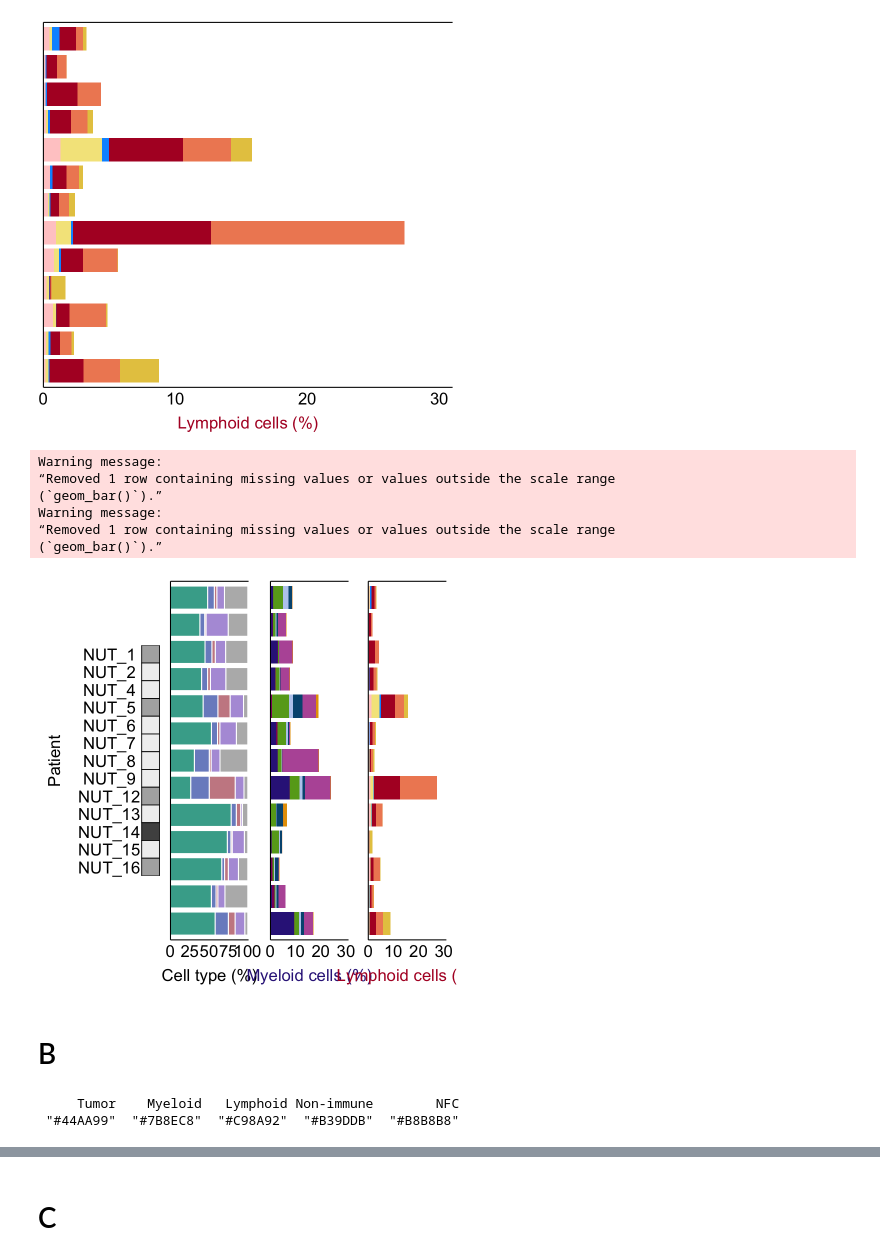
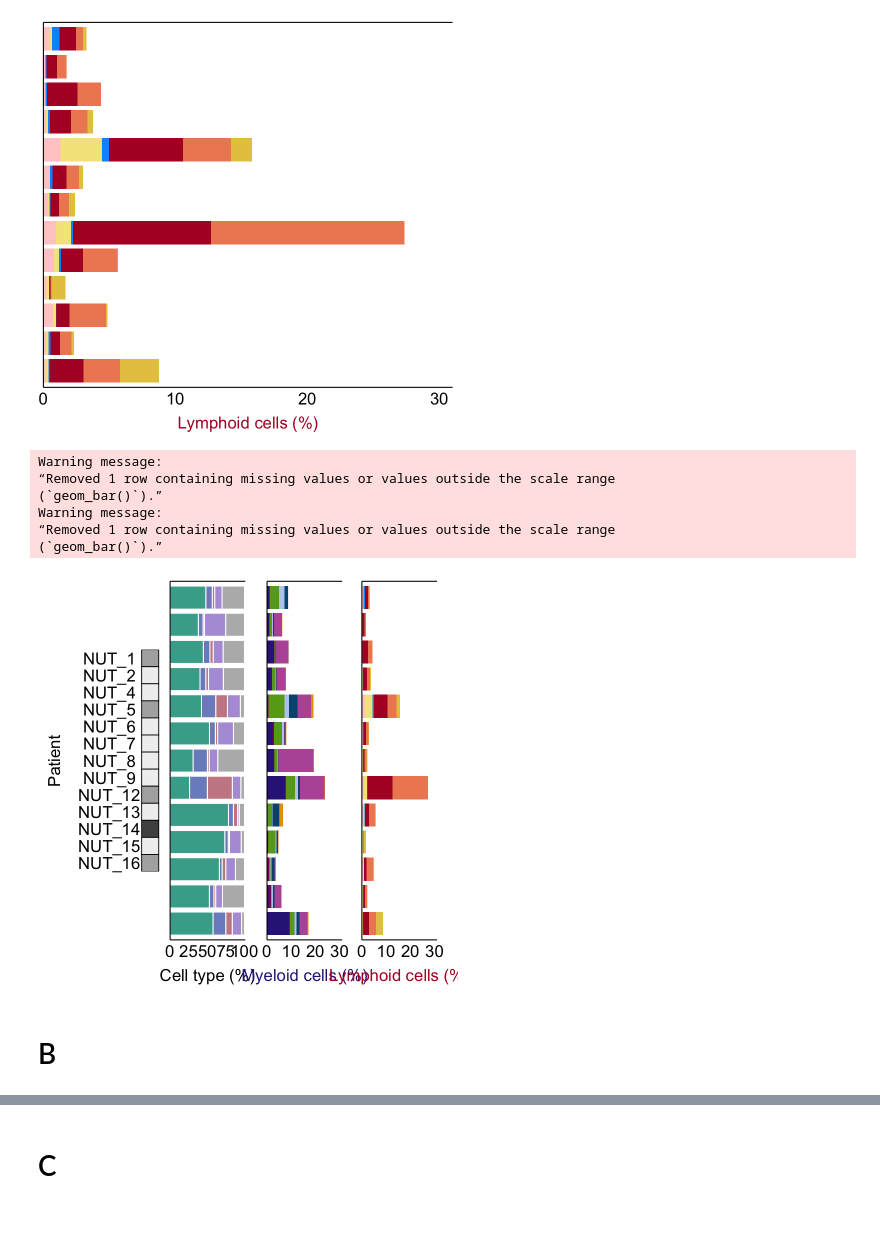
Before and after one commit to SchapiroLabor/NUT_spatial, a Jupyter notebook: figures/figure_3_R.ipynb, the cells around one changed output, grey strips where cells are left out. Saved outputs shown, nothing was run; the diff lists cells and outputs as text; code cells hidden in the pictures; blank space fills up the shorter version.

Commit message:
reorganized the figures

```diff
--- a/figures/figure_3_R.ipynb
+++ b/figures/figure_3_R.ipynb
@@ -21,9 +24,9 @@ results_dir = "/Users/jawadalaaedeen/Desktop/PhD/NMC/results/figure_3"
 # %%
 myeloid_palette <- c(
   "MDSCs" = "#332288",
-  "M2 macrophages" = "#66A61E",
-  "M1 macrophages" = "#00557F",
-  "M1/M2 macrophages" = "#BBCCEE",
+  "M2-like macrophages" = "#66A61E",
+  "M1-like macrophages" = "#00557F",
+  "M1/M2-like macrophages" = "#BBCCEE",
   "DCs" = "#E69F00",
   "Granulocytes" = "#B85AA6",
   "Mast cells" = "#8E006A"
@@ -110,7 +110,7 @@ patient_ID_order <- unique(celltype_metadata$patient_ID)
 patient_exp_order <- unique(celltype_metadata$patient_exp)
 
 
-myeloid <-  c("M1 macrophages", "M2 macrophages", "M1/M2 macrophages", "DCs", "Granulocytes", "MDSCs", "Mast cells")
+myeloid <-  c("M1-like macrophages", "M2-like macrophages", "M1/M2-like macrophages", "DCs", "Granulocytes", "MDSCs", "Mast cells")
 lymphoid <- c("CD4+ T cells", "CD8+ T cells", "Treg T cells", "NK cells", "B cells", "PCs")
 nonimmune <- c("Actin+ cells", "Endothelial cells", "Lymphatic endothelial cells", "Epithelial cells")
 
@@ -341,31 +341,26 @@ Warning message:
 # %%
 final_plot <- wrap_plots(
   tumor_site_plot, plot_spacer(), p_main, plot_spacer(), p_myeloid, plot_spacer(), p_lymphoid,
-  ncol = 7,
+  ncol = 9,
   widths = c(1,-0.5,4,0.1,4,-0.01,4)
 ) & theme(plot.margin = margin(t=5, r=7, b=5, l=5))
 final_plot
 ggsave(
   filename = paste0(results_dir, "/cellular_proportions_barplot.pdf"),
   plot = final_plot,
-  width = 15,
+  width = 16,
   height = 6,
   dpi = 300
 )
 # %% [output]
 Warning message:
 “Removed 1 row containing missing values or values outside the scale range
 (`geom_bar()`).”
 Warning message:
 “Removed 1 row containing missing values or values outside the scale range
 (`geom_bar()`).”
-[figure, old version]
+[figure, new version]
 # %% [markdown]
 # B
-# %%
-main_group_colors
-# %% [output]
-     Tumor    Myeloid   Lymphoid Non-immune        NFC
- "#44AA99"  "#7B8EC8"  "#C98A92"  "#B39DDB"  "#B8B8B8"
 # %%
 cellgroup_percentage_patient_mvsl <- cellgroup_percentage_patient %>%
```
Also changed, not shown: parts of 23 cells of this notebook, 15 other files.
